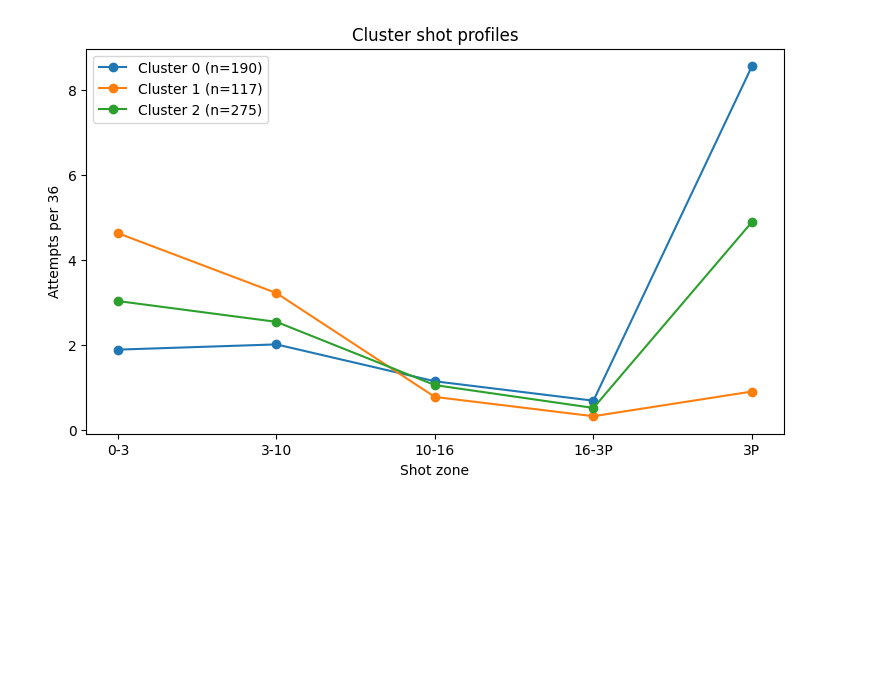
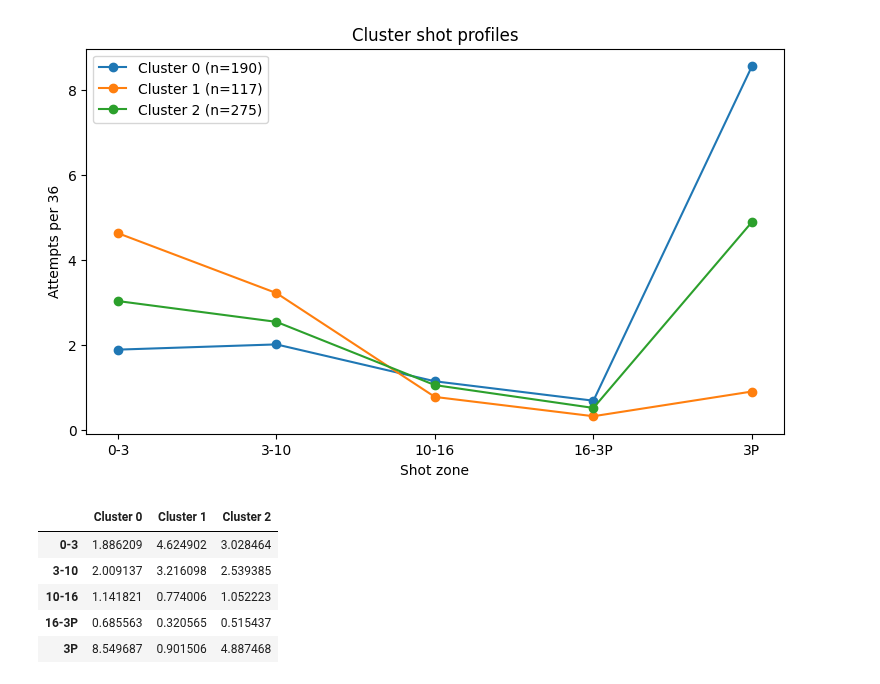
Before and after one commit to haejeg/nba-player-archetypes-and-clustering, a Jupyter notebook: notebooks/exploratory-data-analysis/initial_shooting_data_analysis.ipynb, the cells around one changed output. Drawn from its saved outputs; the diff is of its cells as text; code cells hidden in the pictures; blank space fills up the shorter version.

Commit message:
outline & cluster print

```diff
--- a/notebooks/exploratory-data-analysis/initial_shooting_data_analysis.ipynb
+++ b/notebooks/exploratory-data-analysis/initial_shooting_data_analysis.ipynb
@@ -101,3 +101,14 @@ plt.show()
 # Blue looks like volume 3 point shooters who thrive mostly on the line.
 # %% [output]
 [figure]
+# %%
+profile = pd.DataFrame(centroids.T, index=zones, columns = [f'Cluster {i}' for i in range(len(centroids))])
+profile
+# The exact values of the 3 different clusters
+# %% [output]
+|  | Cluster 0 | Cluster 1 | Cluster 2 |
+| 0-3 | 1.886209 | 4.624902 | 3.028464 |
+| 3-10 | 2.009137 | 3.216098 | 2.539385 |
+| 10-16 | 1.141821 | 0.774006 | 1.052223 |
+| 16-3P | 0.685563 | 0.320565 | 0.515437 |
+| 3P | 8.549687 | 0.901506 | 4.887468 |
```
Also changed, not shown: 2 other files.
